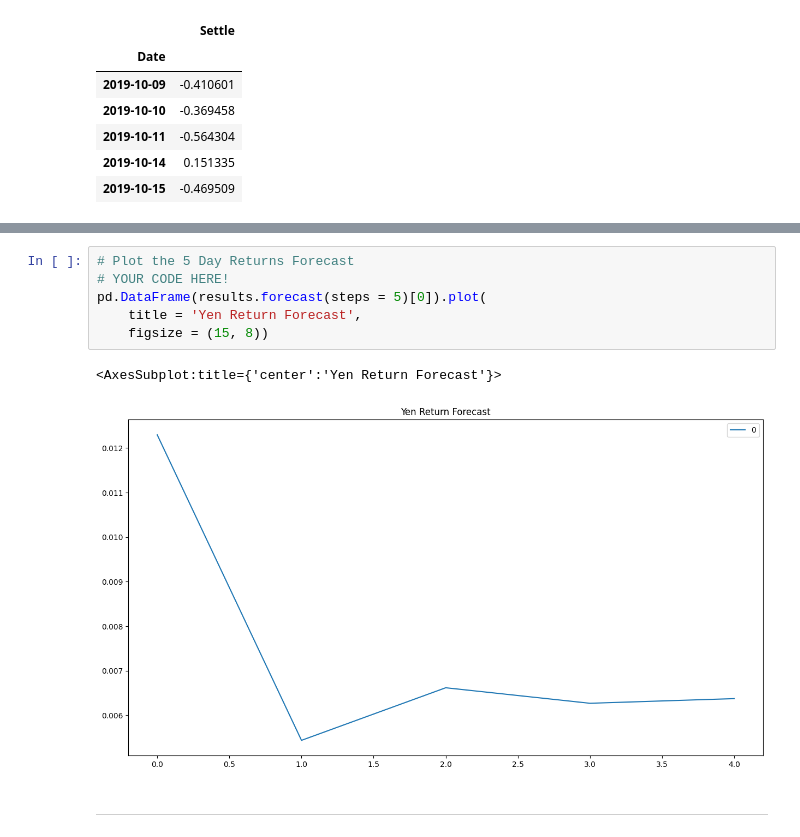
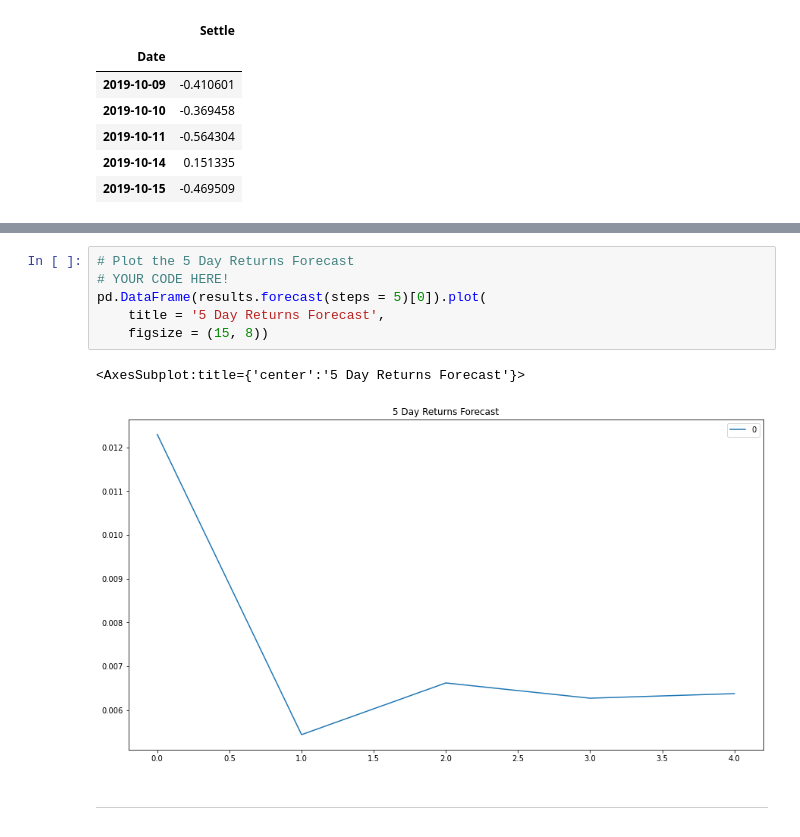
Before and after one commit to jdfwsp/forecasting_yen, a Jupyter notebook: Code/time_series_analysis.ipynb, the cells around one changed output, grey strips where cells are left out. Cells and saved outputs as stored; diff of their text form.

```diff
--- a/Code/time_series_analysis.ipynb
+++ b/Code/time_series_analysis.ipynb
@@ -170,12 +155,12 @@ Roots
 # %%
 # Plot the 5 Day Returns Forecast
 # YOUR CODE HERE!
 pd.DataFrame(results.forecast(steps = 5)[0]).plot(
-    title = 'Yen Return Forecast',
+    title = '5 Day Returns Forecast',
     figsize = (15, 8))
 # %% [output]
-<AxesSubplot:title={'center':'Yen Return Forecast'}>
+<AxesSubplot:title={'center':'5 Day Returns Forecast'}>
-[figure, old version]
+[figure, new version]
 # %% [markdown]
 ---
 # %% [markdown]
```
Also changed, not shown: parts of 12 cells of this notebook, 7 other files.
